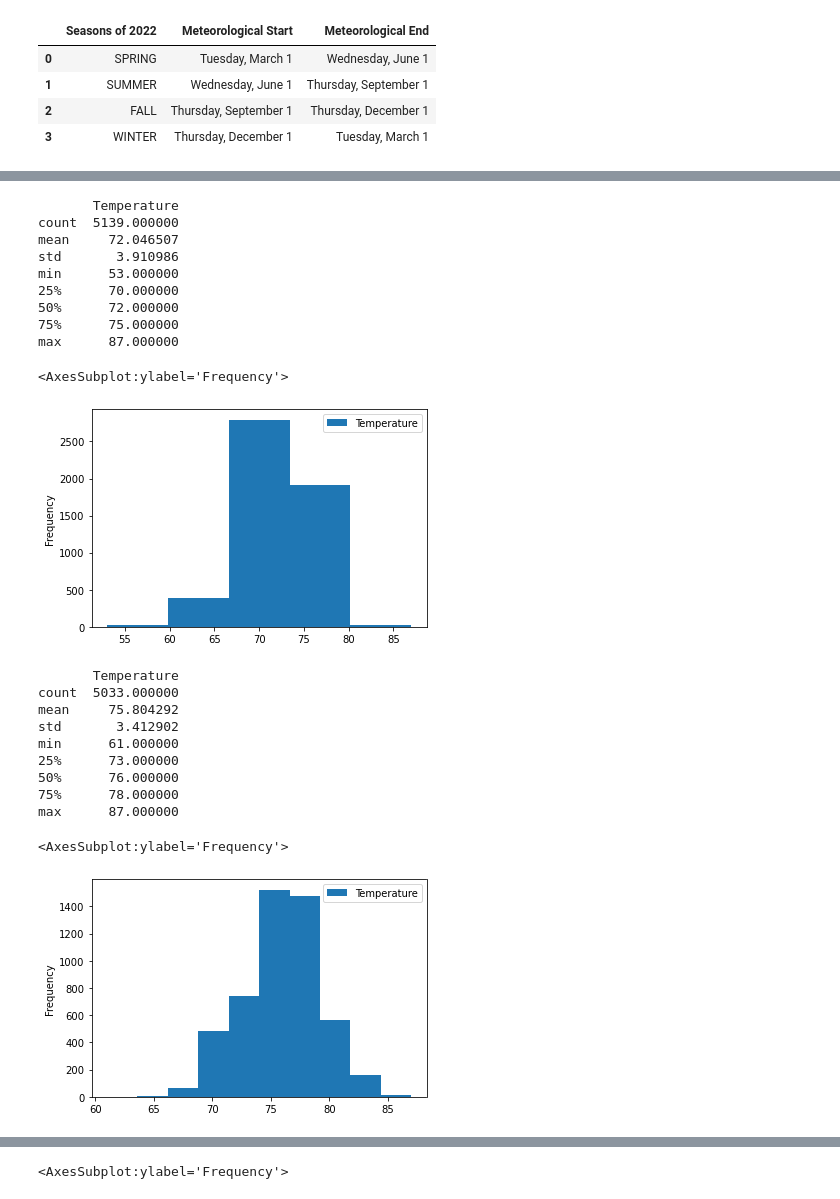
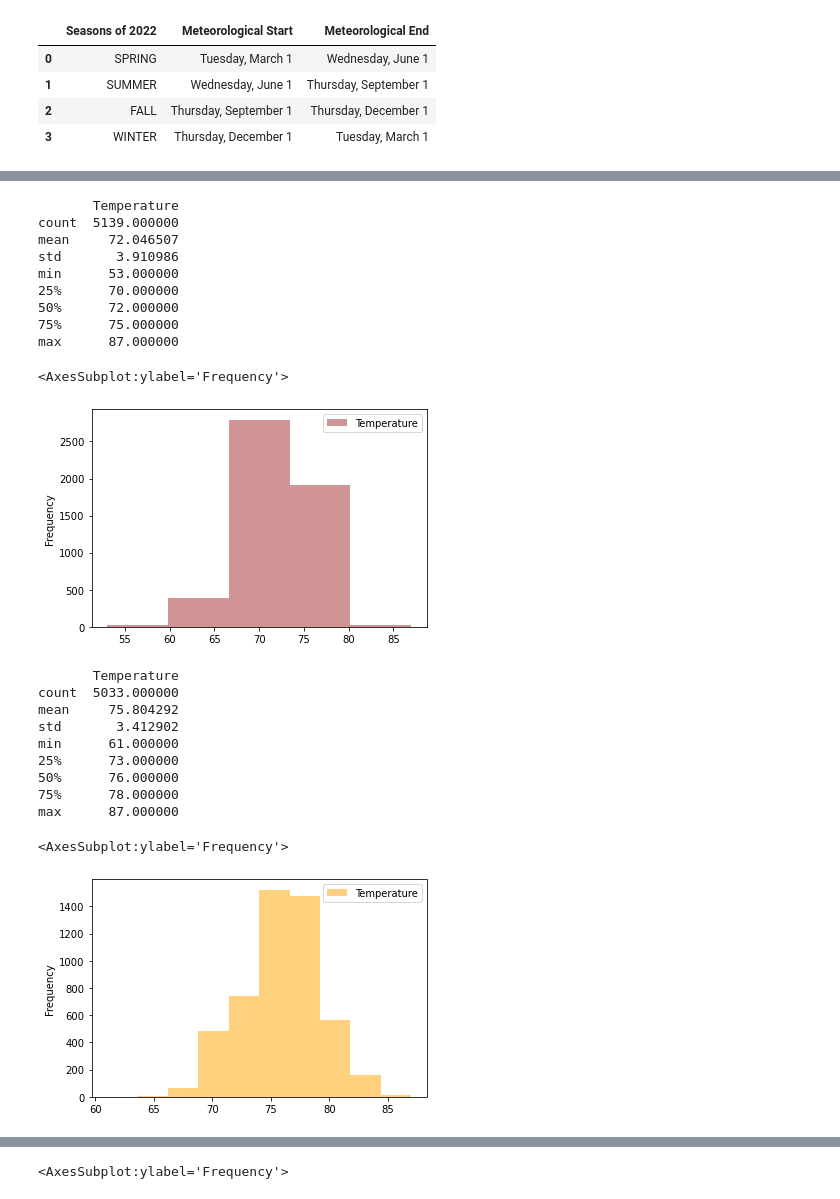
Before and after one commit to lindaperez/9_bk_Surfs-Up, a Jupyter notebook: SurfsUp_Challenge.ipynb, the cells around one changed output, grey strips where cells are left out. Saved outputs shown, nothing was run; the diff lists cells and outputs as text; code cells hidden in the pictures.

```diff
--- a/SurfsUp_Challenge.ipynb
+++ b/SurfsUp_Challenge.ipynb
@@ -228,21 +264,21 @@ print(season.to_string(index=False))
 # %%
 print(spring_df.describe())
-spring_df.plot.hist(bins=5)
+spring_df.plot.hist(bins=5,color='brown', alpha=0.5)
 # %% [output]
        Temperature
 count  5139.000000
 mean     72.046507
 std       3.910986
 min      53.000000
 25%      70.000000
 50%      72.000000
 75%      75.000000
 max      87.000000
 <AxesSubplot:ylabel='Frequency'>
-[figure, old version]
+[figure, new version]
 # %%
 print(summer_df.describe())
-summer_df.plot.hist()
+summer_df.plot.hist(color='orange',alpha=0.5)
 # %% [output]
        Temperature
 count  5033.000000
@@ -254,6 +290,6 @@ min      61.000000
 75%      78.000000
 max      87.000000
 <AxesSubplot:ylabel='Frequency'>
-[figure, old version]
+[figure, new version]
 # %%
 print(fall_df.describe())
```
Also changed, not shown: parts of 14 cells of this notebook, 5 other files.
